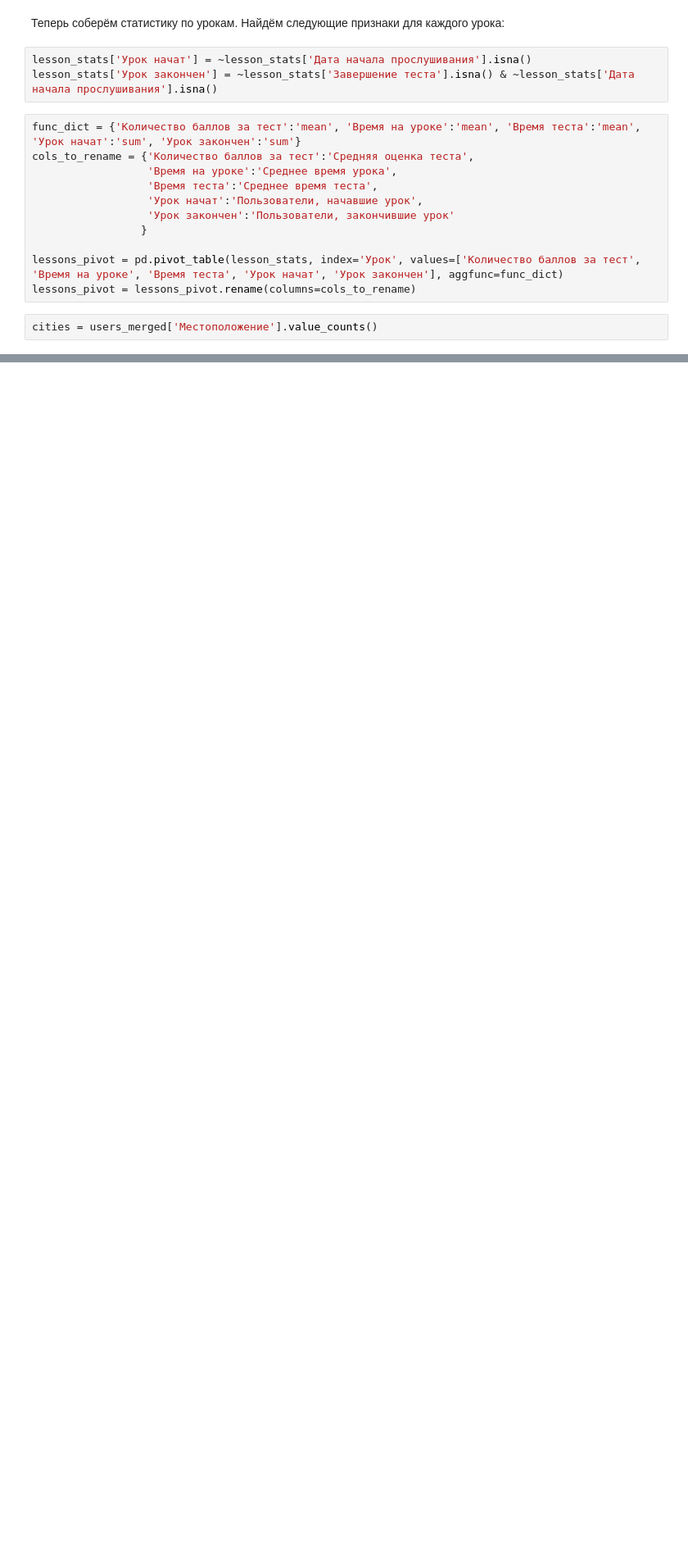
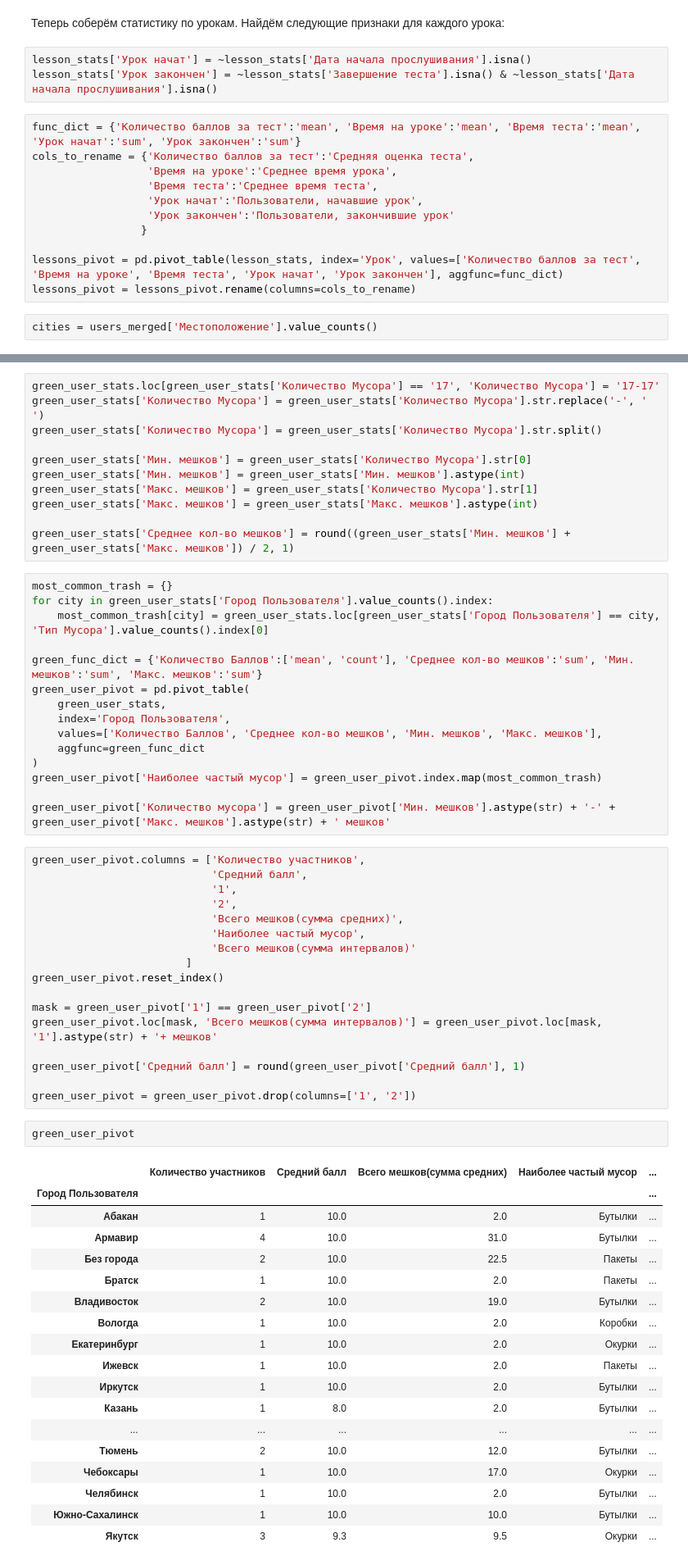
Before and after one commit to MaximZhambalov/Hackatone_10_2024_SF, a Jupyter notebook: 2_merge.ipynb, the cells around one changed output, grey strips where cells are left out. Shown at 82% size. Cells and saved outputs as stored; diff of their text form; blank space fills up the shorter version.

```diff
--- a/2_merge.ipynb
+++ b/2_merge.ipynb
@@ -389,0 +393,64 @@ lessons_pivot.to_excel("lesson_pivots.xlsx", sheet_name='Уроки')
+# %%
+green_user_stats.loc[green_user_stats['Количество Мусора'] == '17', 'Количество Мусора'] = '17-17'
+green_user_stats['Количество Мусора'] = green_user_stats['Количество Мусора'].str.replace('-', ' ')
+green_user_stats['Количество Мусора'] = green_user_stats['Количество Мусора'].str.split()
+
+green_user_stats['Мин. мешков'] = green_user_stats['Количество Мусора'].str[0]
+green_user_stats['Мин. мешков'] = green_user_stats['Мин. мешков'].astype(int)
+green_user_stats['Макс. мешков'] = green_user_stats['Количество Мусора'].str[1]
+green_user_stats['Макс. мешков'] = green_user_stats['Макс. мешков'].astype(int)
+
+green_user_stats['Среднее кол-во мешков'] = round((green_user_stats['Мин. мешков'] + green_user_stats['Макс. мешков']) / 2, 1)
+# %%
+most_common_trash = {}
+for city in green_user_stats['Город Пользователя'].value_counts().index:
+    most_common_trash[city] = green_user_stats.loc[green_user_stats['Город Пользователя'] == city, 'Тип Мусора'].value_counts().index[0]
+
+green_func_dict = {'Количество Баллов':['mean', 'count'], 'Среднее кол-во мешков':'sum', 'Мин. мешков':'sum', 'Макс. мешков':'sum'}
+green_user_pivot = pd.pivot_table(
+    green_user_stats,
+    index='Город Пользователя',
+    values=['Количество Баллов', 'Среднее кол-во мешков', 'Мин. мешков', 'Макс. мешков'],
+    aggfunc=green_func_dict
+)
+green_user_pivot['Наиболее частый мусор'] = green_user_pivot.index.map(most_common_trash)
+
+green_user_pivot['Количество мусора'] = green_user_pivot['Мин. мешков'].astype(str) + '-' + green_user_pivot['Макс. мешков'].astype(str) + ' мешков'
+# %%
+green_user_pivot.columns = ['Количество участников',
+                            'Средний балл',
+                            '1',
+                            '2',
+                            'Всего мешков(сумма средних)',
+                            'Наиболее частый мусор',
+                            'Всего мешков(сумма интервалов)'
+                        ]
+green_user_pivot.reset_index()
+
+mask = green_user_pivot['1'] == green_user_pivot['2']
+green_user_pivot.loc[mask, 'Всего мешков(сумма интервалов)'] = green_user_pivot.loc[mask, '1'].astype(str) + '+ мешков'
+
+green_user_pivot['Средний балл'] = round(green_user_pivot['Средний балл'], 1)
+
+green_user_pivot = green_user_pivot.drop(columns=['1', '2'])
+# %%
+green_user_pivot
+# %% [output]
+|  | Количество участников | Средний балл | Всего мешков(сумма средних) | Наиболее частый мусор | ... |
+| Город Пользователя |  |  |  |  | ... |
+| Абакан | 1 | 10.0 | 2.0 | Бутылки | ... |
+| Армавир | 4 | 10.0 | 31.0 | Бутылки | ... |
+| Без города | 2 | 10.0 | 22.5 | Пакеты | ... |
+| Братск | 1 | 10.0 | 2.0 | Пакеты | ... |
+| Владивосток | 2 | 10.0 | 19.0 | Бутылки | ... |
+| Вологда | 1 | 10.0 | 2.0 | Коробки | ... |
+| Екатеринбург | 1 | 10.0 | 2.0 | Окурки | ... |
+| Ижевск | 1 | 10.0 | 2.0 | Пакеты | ... |
+| Иркутск | 1 | 10.0 | 2.0 | Бутылки | ... |
+| Казань | 1 | 8.0 | 2.0 | Бутылки | ... |
+| ... | ... | ... | ... | ... | ... |
+| Тюмень | 2 | 10.0 | 12.0 | Бутылки | ... |
+| Чебоксары | 1 | 10.0 | 17.0 | Окурки | ... |
+| Челябинск | 1 | 10.0 | 2.0 | Бутылки | ... |
+| Южно-Сахалинск | 1 | 10.0 | 10.0 | Бутылки | ... |
+| Якутск | 3 | 9.3 | 9.5 | Окурки | ... |
```
Also changed, not shown: parts of 4 cells of this notebook, 4 other files.
